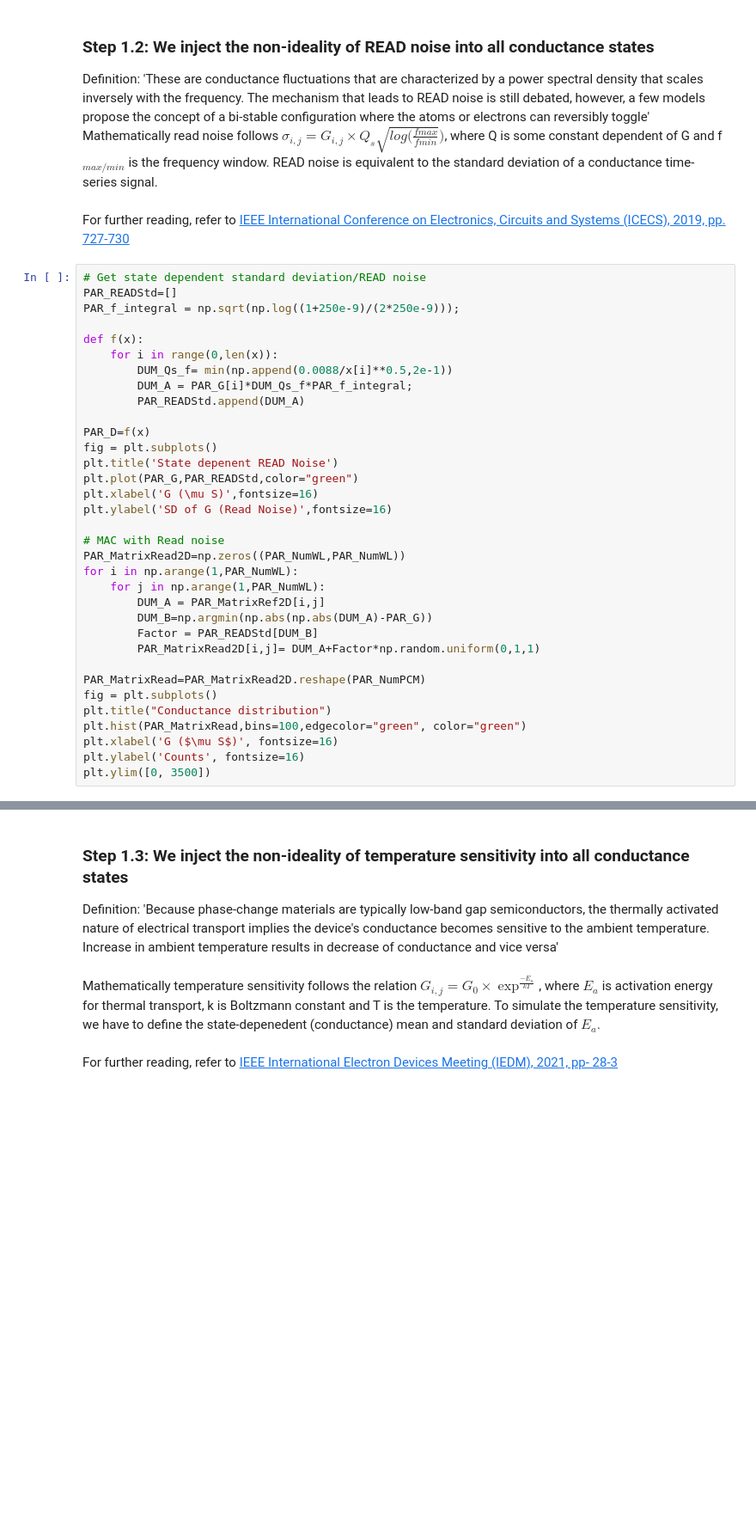
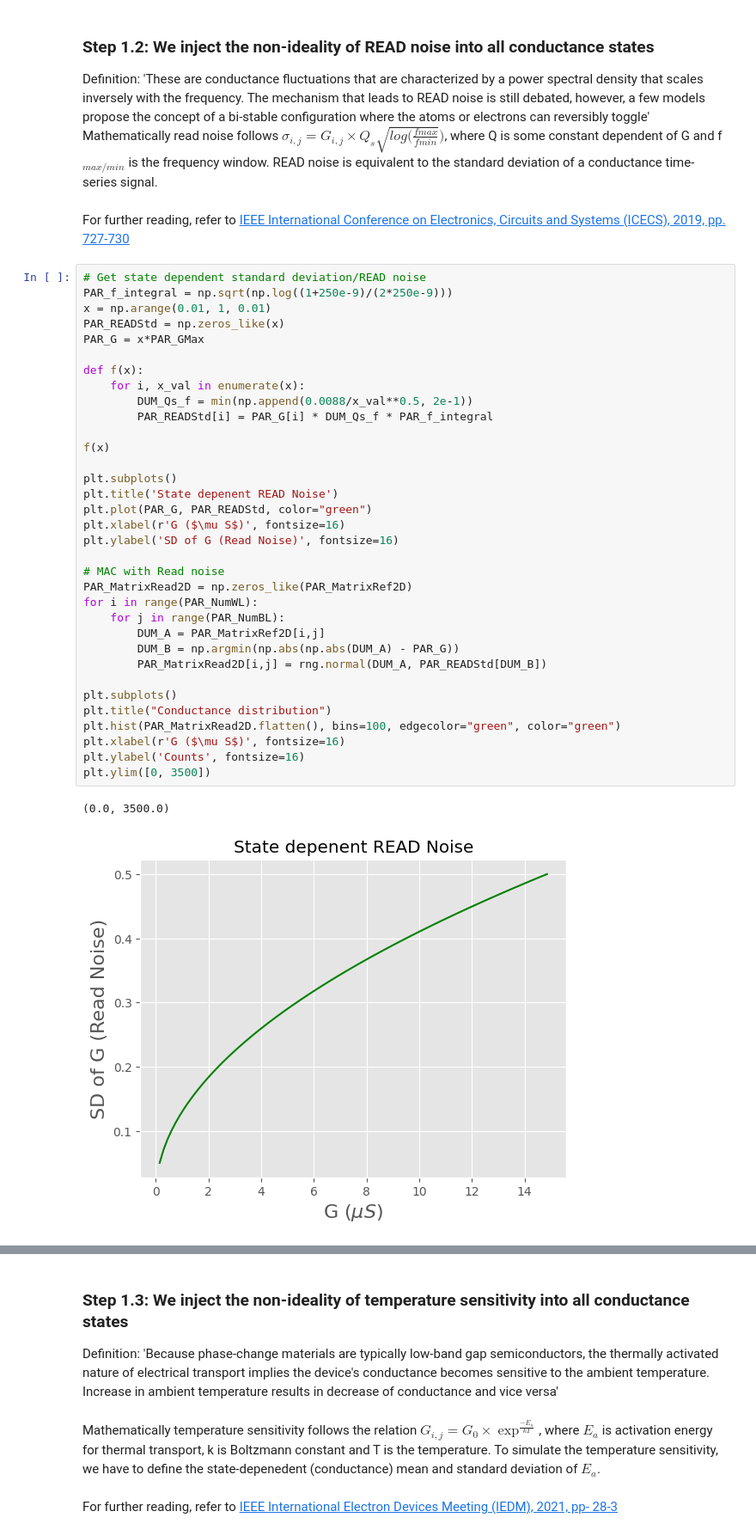
Before and after one commit to IBM/aihwkit, a Jupyter notebook: notebooks/analog_device_nonIdealities_tutorial.ipynb, the cells around one changed output, grey strips where cells are left out. Shown at 86% size. Drawn from its saved outputs; the diff is of its cells as text; blank space fills up the shorter version.

```diff
--- a/notebooks/analog_device_nonIdealities_tutorial.ipynb
+++ b/notebooks/analog_device_nonIdealities_tutorial.ipynb
@@ -149,35 +203,38 @@ Mathematically read noise follows $\sigma_{i,j}=G_{i,j}\times Q_{s}\sqrt{log(\fr
 For further reading, refer to [IEEE International Conference on Electronics, Circuits and Systems (ICECS), 2019, pp. 727-730](10.1109/ICECS46596.2019.8964852)
 # %%
 # Get state dependent standard deviation/READ noise
-PAR_READStd=[]
-PAR_f_integral = np.sqrt(np.log((1+250e-9)/(2*250e-9)));
+PAR_f_integral = np.sqrt(np.log((1+250e-9)/(2*250e-9)))
+x = np.arange(0.01, 1, 0.01)
+PAR_READStd = np.zeros_like(x)
+PAR_G = x*PAR_GMax
 
 def f(x):
-    for i in range(0,len(x)):
-        DUM_Qs_f= min(np.append(0.0088/x[i]**0.5,2e-1))
-        DUM_A = PAR_G[i]*DUM_Qs_f*PAR_f_integral;
-        PAR_READStd.append(DUM_A)
+    for i, x_val in enumerate(x):
+        DUM_Qs_f = min(np.append(0.0088/x_val**0.5, 2e-1))
+        PAR_READStd[i] = PAR_G[i] * DUM_Qs_f * PAR_f_integral
 
-PAR_D=f(x)
-fig = plt.subplots()
+f(x)
+
+plt.subplots()
 plt.title('State depenent READ Noise')
-plt.plot(PAR_G,PAR_READStd,color="green")
-plt.xlabel('G (\mu S)',fontsize=16)
-plt.ylabel('SD of G (Read Noise)',fontsize=16)
+plt.plot(PAR_G, PAR_READStd, color="green")
+plt.xlabel(r'G ($\mu S$)', fontsize=16)
+plt.ylabel('SD of G (Read Noise)', fontsize=16)
 
 # MAC with Read noise
-PAR_MatrixRead2D=np.zeros((PAR_NumWL,PAR_NumWL))
-for i in np.arange(1,PAR_NumWL):
-    for j in np.arange(1,PAR_NumWL):
+PAR_MatrixRead2D = np.zeros_like(PAR_MatrixRef2D)
+for i in range(PAR_NumWL):
+    for j in range(PAR_NumBL):
         DUM_A = PAR_MatrixRef2D[i,j]
-        DUM_B=np.argmin(np.abs(np.abs(DUM_A)-PAR_G))
-        Factor = PAR_READStd[DUM_B]
-        PAR_MatrixRead2D[i,j]= DUM_A+Factor*np.random.uniform(0,1,1)
+        DUM_B = np.argmin(np.abs(np.abs(DUM_A) - PAR_G))
+        PAR_MatrixRead2D[i,j] = rng.normal(DUM_A, PAR_READStd[DUM_B])
 
-PAR_MatrixRead=PAR_MatrixRead2D.reshape(PAR_NumPCM)
-fig = plt.subplots()
+plt.subplots()
 plt.title("Conductance distribution")
-plt.hist(PAR_MatrixRead,bins=100,edgecolor="green", color="green")
-plt.xlabel('G ($\mu S$)', fontsize=16)
+plt.hist(PAR_MatrixRead2D.flatten(), bins=100, edgecolor="green", color="green")
+plt.xlabel(r'G ($\mu S$)', fontsize=16)
 plt.ylabel('Counts', fontsize=16)
 plt.ylim([0, 3500])
+# %% [output]
+(0.0, 3500.0)
+[figure, added]
```
Also changed, not shown: parts of 18 cells of this notebook.
